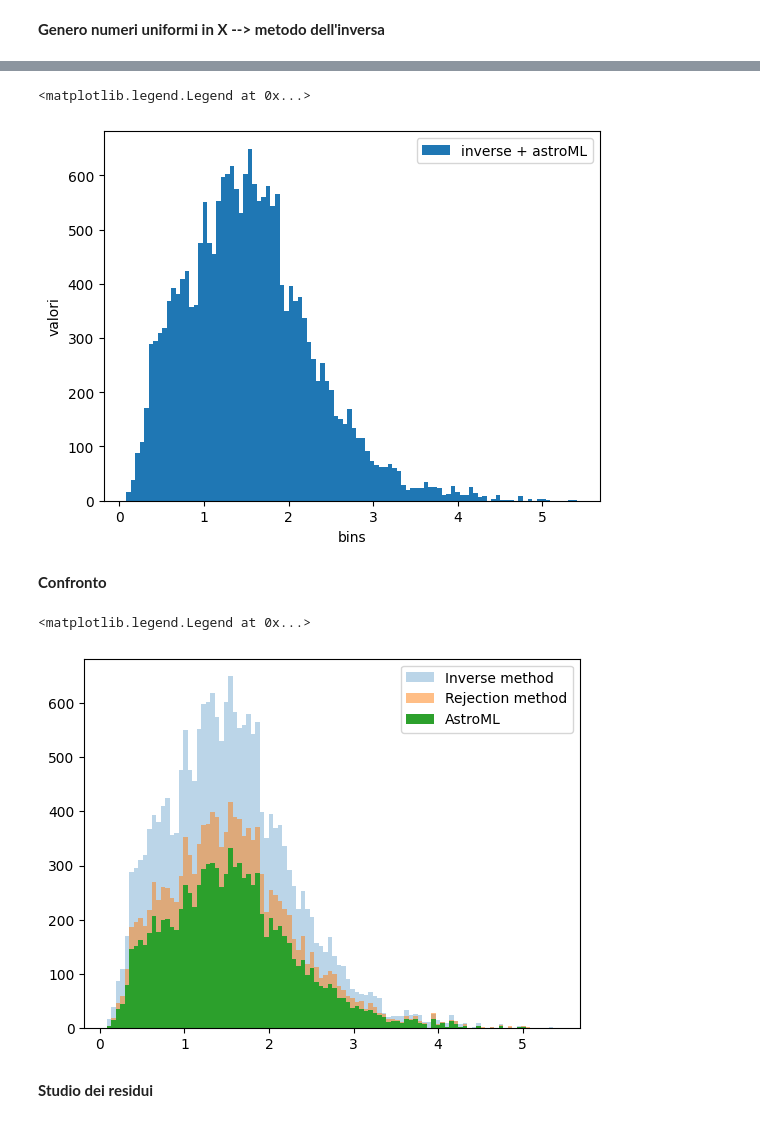
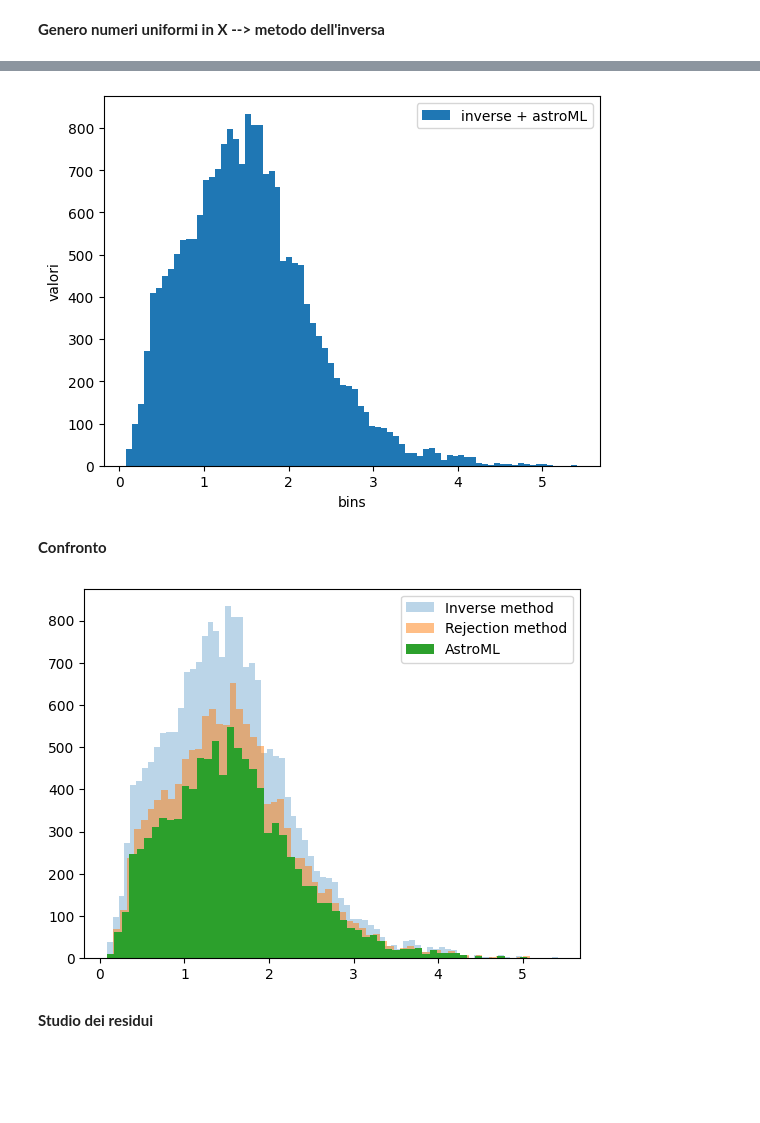
Before and after one commit to oblivion0218/ES_AstroStatistic, a Jupyter notebook: Riccardo_Bossi/lez 4/quasar.ipynb, the cells around one changed output, grey strips where cells are left out. Cells and saved outputs as stored; diff of their text form; code cells hidden in the pictures; blank space fills up the shorter version.

```diff
--- a/Riccardo_Bossi/lez 4/quasar.ipynb
+++ b/Riccardo_Bossi/lez 4/quasar.ipynb
@@ -1,20 +1,32 @@
+# %%
+from astroML import stats as astroMLstats
+
+def bins_num (X) :
+
+    sigmaG2 = astroMLstats.sigmaG(X) # quantile al 75 - quantile al 25
+    binsize = 2.7 * sigmaG2 / (len(X)**(1/3)) #formula di Freedman-Diaconis
+    N = (max(X) - min(X))/binsize
+
+    return int(N+2)
 # %%
 from astroML.datasets import fetch_dr7_quasar
 import matplotlib.pyplot as plt
 import numpy as np
 
+
 # Fetch the quasar data
 data = fetch_dr7_quasar()
 
 # select the first 10000 points
-data = data[:10000]
+N = 10000
+data = data[:N]
 
 z = data['redshift']
 
-n_bins = 100 #numero bins all'istogramma
 
-plt.hist(z, n_bins, label = "AstroML")
+plt.hist(z, bins = bins_num(z), label = "AstroML")
 plt.xlabel("bins")
 plt.ylabel("valori")
 plt.legend()
+plt.show()
 # %% [output]
@@ -23,7 +34,7 @@ plt.legend()
 # %%
-plt.hist(z, n_bins,label="astroML") #plot cui sovrappongo i punti generati
-N = 10000 #numero punti generati
-values , bins = np.histogram(z, n_bins) #estraggo i parametri dall'istogramma, values contiene conteggio degli elementi di z che cadono in ciascun bin, bins contiene i bordi dei bin
+plt.hist(z, bins_num(z),label="astroML") #plot cui sovrappongo i punti generati
+
+values , bins = np.histogram(z, bins_num(z)) #estraggo i parametri dall'istogramma, values contiene conteggio degli elementi di z che cadono in ciascun bin, bins contiene i bordi dei bin
 
 x = np.random.uniform(0,max(bins), N) #generazione uniforme
 y = np.random.uniform(0,max(values), N)
@@ -41,4 +52,5 @@ plt.scatter(x_filtered,y_filtered , color='red', marker='o', label = "Punti gene
 plt.xlabel("bins")
 plt.ylabel("valori")
 plt.legend()
+plt.show()
 # %% [output]
@@ -102,22 +113,22 @@ plt.legend()
 # %%
 z_augmented_2 = np.concatenate([z, y_rand])
 
-plt.hist(z_augmented_2,n_bins, label = "inverse + astroML")
+plt.hist(z_augmented_2, bins_num(z_augmented_2), label = "inverse + astroML")
 plt.xlabel("bins")
 plt.ylabel("valori")
 plt.legend()
+plt.show()
 # %% [output]
-<matplotlib.legend.Legend at 0x...>
-[figure, old version]
+[figure, new version]
 # %% [markdown]
 **Confronto**
 # %%
-plt.hist(z_augmented_2, n_bins, alpha = 0.3, label = "Inverse method")
-plt.hist(z_augmented, n_bins, alpha = 0.5, label = "Rejection method")
-plt.hist(z, n_bins, label = "AstroML")
+plt.hist(z_augmented_2, bins_num(z_augmented_2), alpha = 0.3, label = "Inverse method")
+plt.hist(z_augmented, bins_num(z_augmented), alpha = 0.5, label = "Rejection method")
+plt.hist(z, bins_num(z), label = "AstroML")
 plt.legend()
+plt.show()
 # %% [output]
-<matplotlib.legend.Legend at 0x...>
-[figure, old version]
+[figure, new version]
 # %% [markdown]
 **Studio dei residui**
```
Also changed, not shown: parts of 6 cells of this notebook, 4 other files.
